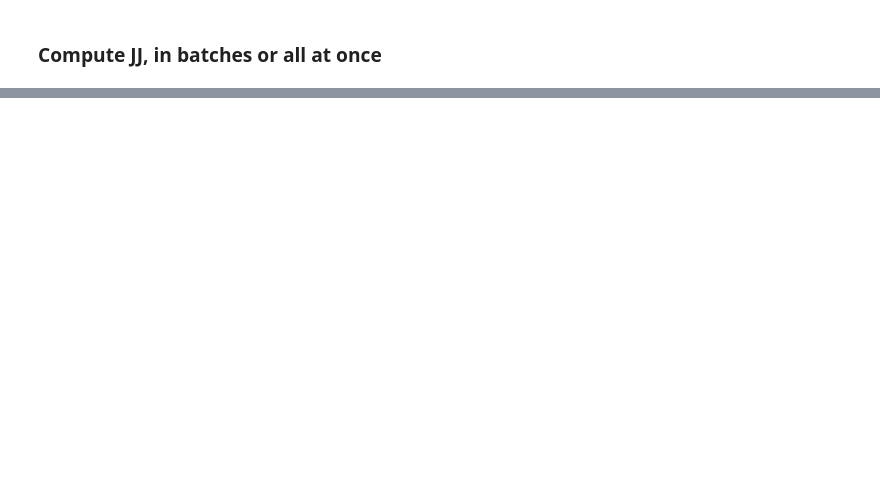
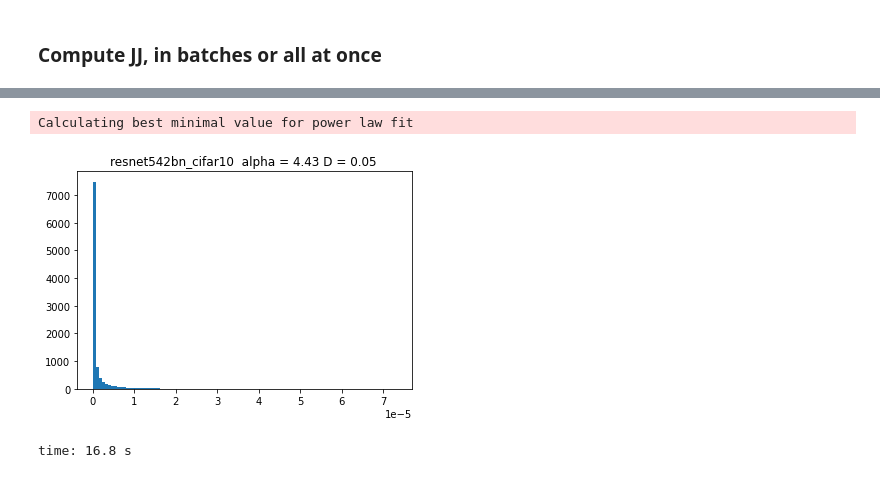
Before and after one commit to CalculatedContent/ww-phys_theory, a Jupyter notebook: Full_Test_Jacobians_Resnets_SVD.ipynb, the cells around one changed output, grey strips where cells are left out. Drawn from its saved outputs; the diff is of its cells as text; code cells hidden in the pictures; blank space fills up the shorter version.

Commit message:
Added ability to reconstruct JJ and plot SVD , fit alkpha

```diff
--- a/Full_Test_Jacobians_Resnets_SVD.ipynb
+++ b/Full_Test_Jacobians_Resnets_SVD.ipynb
@@ -260,0 +246,8 @@ time: 1min 33s
+# %%
+JJMat = None
+import os, glob
+os.chdir(Jdir)
+for filename in glob.glob("Jfull_resnet542bn_cifar10*"):
+  print(filename)
+  JJBlock = np.loadtxt(filename)
+  JJMat = np.vstack([JJMat, JJBlock]) if JJMat is not None else JJBlock
@@ -264,0 +275,18 @@ time: 2.28 ms
+# %%
+import powerlaw
+
+norm = 10*3*32*32
+evals = np.linalg.eigvals(JJMat)
+evals = (1.0/norm)*(evals)
+
+fit = powerlaw.Fit(evals)
+alpha = fit.alpha
+D = fit.D
+
+plt.hist(evals, bins=100)
+plt.title("{}  alpha = {:0.2f} D = {:0.2f} ".format(thismodel, alpha, D))
+plt.show()
+# %% [output]
+Calculating best minimal value for power law fit
+[figure, added]
+time: 16.8 s
```
Also changed, not shown: parts of 13 cells of this notebook.
